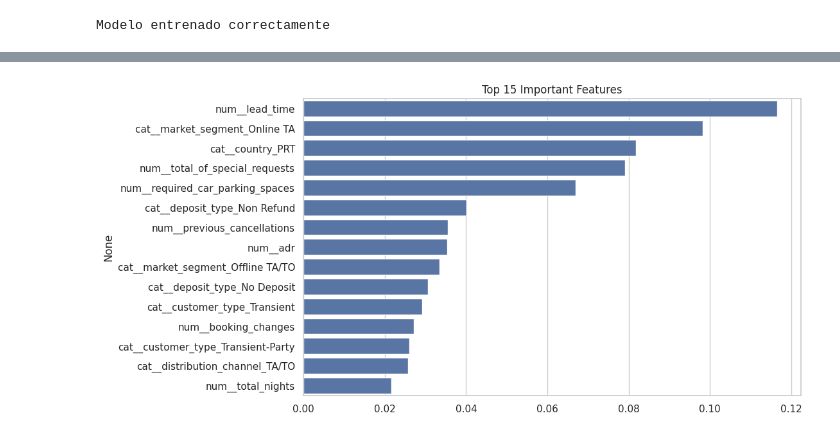
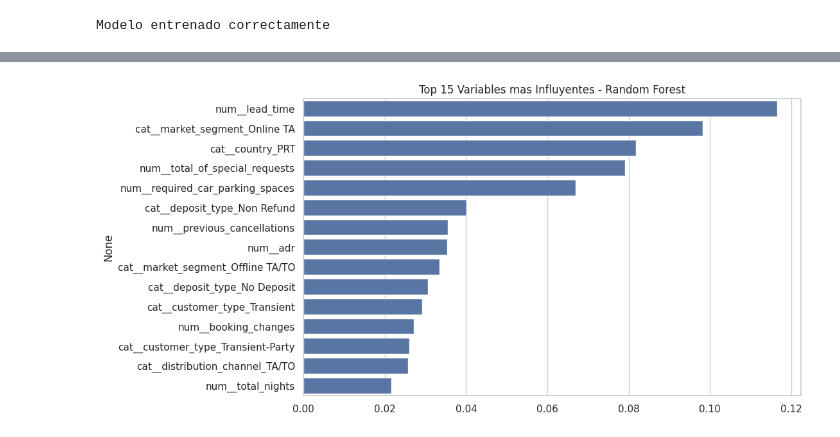
Before and after one commit to prvallejoz/ejercicio3-mcib-b, a Jupyter notebook: TAREA_3_GRUPO_7.ipynb, the cells around one changed output, grey strips where cells are left out. Cells and saved outputs as stored; diff of their text form; code cells hidden in the pictures.

```diff
--- a/TAREA_3_GRUPO_7.ipynb
+++ b/TAREA_3_GRUPO_7.ipynb
@@ -537,18 +650,18 @@ weighted avg       0.80      0.79      0.74     17480
 # %%
 # Extraer modelo interno
 rf_final = rf_model.named_steps['model']
 
 # nombres columnas transformadas
 feature_names = rf_model.named_steps['prep'].get_feature_names_out()
 
 importances = pd.Series(
     rf_final.feature_importances_,
     index=feature_names
 ).sort_values(ascending=False).head(15)
 
 plt.figure(figsize=(10,6))
 sns.barplot(x=importances.values, y=importances.index)
-plt.title("Top 15 Important Features")
+plt.title("Top 15 Variables mas Influyentes - Random Forest")
 plt.show()
 # %% [output]
-[figure, old version]
+[figure, new version]
```
Also changed, not shown: parts of 14 cells of this notebook.
